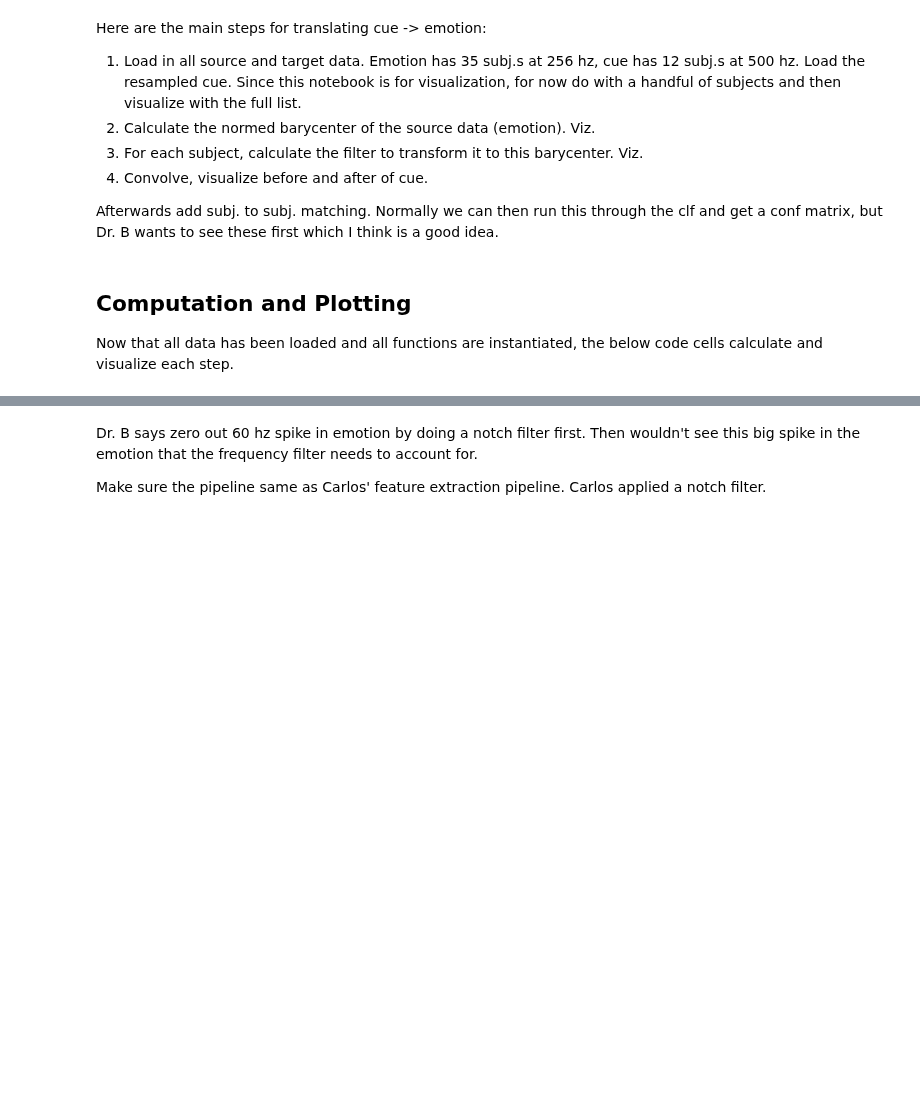
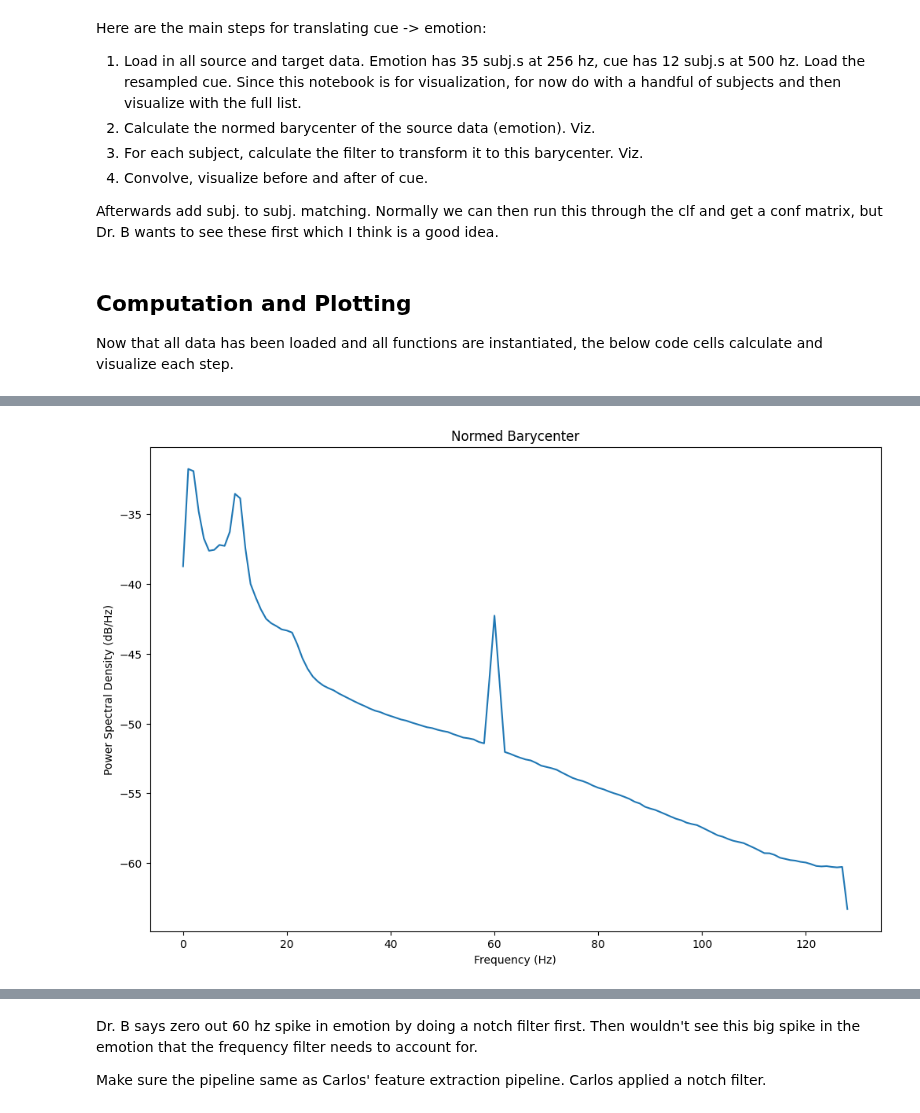
Before and after one commit to cniel-ud/ICWaves, a Jupyter notebook: notebooks/cmmn_viz_test.ipynb, the cells around one changed output, grey strips where cells are left out. Drawn from its saved outputs; the diff is of its cells as text; code cells hidden in the pictures; blank space fills up the shorter version.

```diff
--- a/notebooks/cmmn_viz_test.ipynb
+++ b/notebooks/cmmn_viz_test.ipynb
@@ -126,7 +126,7 @@ emotion_data_psds_raw = []
 # # if a subdir to psds exists, load those so don't need to calculate here each time
 if (emotion_filepath / 'psds').exists():
     for subj in emotion_subj_list:
-        emotion_data_psds_raw.append(np.load(emotion_filepath / 'psds' / f'emotion_psds_subj_{subj}.npz')['arr_0'])
+        emotion_data_psds_raw.append(np.load(emotion_filepath / 'psds' / f'subj-{subj}_psds.npz')['arr_0'])
 
 
 frolich_data = []
@@ -228,6 +158,8 @@ def compute_normed_barycenter(data, psds=None):
     psds: list of numpy arrays, each containing the PSD of the data for a subject. Each array has shape (n_channels, n_freqs).
     """
 
+    # TODO change this norm method. right now, for first emotion psd, sum is 122.499596 which just shrinks everything terribly. woops
+
     normalized_psds = []
     for i, subj in enumerate(data):
         if psds is None:
@@ -239,6 +171,7 @@ def compute_normed_barycenter(data, psds=None):
     # now average all together
     per_subj_avgs = []
     for subj in normalized_psds:
+        avg = np.mean(subj, axis=0)
         per_subj_avgs.append(np.mean(subj, axis=0)) # necessary due to inhomogenous dimensions
 
     barycenter = np.mean(per_subj_avgs, axis=0)
@@ -402,9 +334,11 @@ ValueError: x and y must have same first dimension, but have shapes (129,) and (
 # %%
 # plot the normed barycenter of the emotion data
-normed_emotion_barycenter = compute_normed_barycenter(emotion_data)
+normed_emotion_barycenter = compute_normed_barycenter(emotion_data, psds=emotion_data_psds_raw)
 plot_barycenter(normed_emotion_barycenter)
 
 # TODO test different norms. such as that proposed in original CMMN paper
+# %% [output]
+[figure, added]
 # %%
 # plot the PSD of the frolich data (averaged over channels)
 plot_psd(frolich_data, psds=frolich_data_psds_raw)
```
Also changed, not shown: parts of 6 cells of this notebook.
